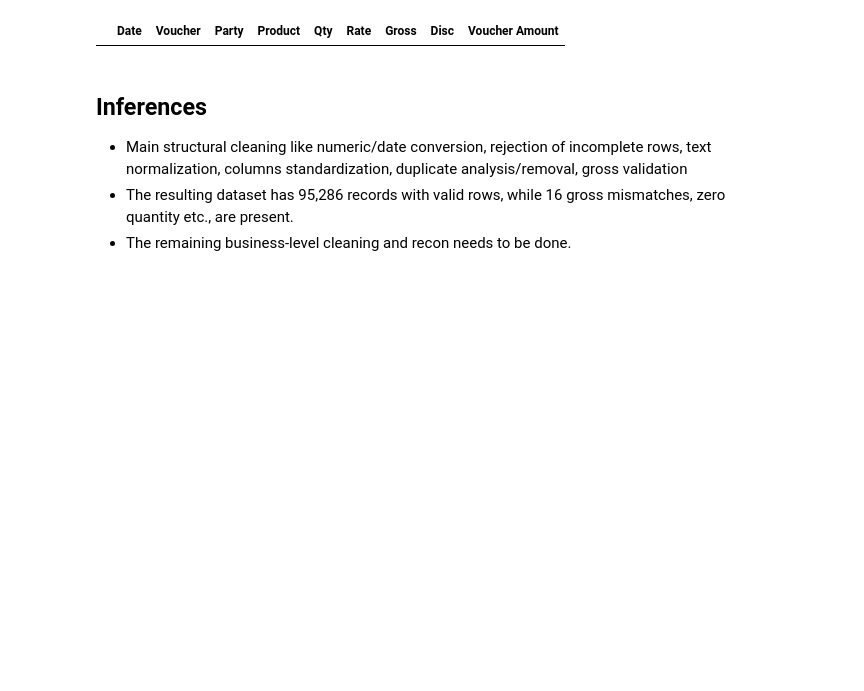
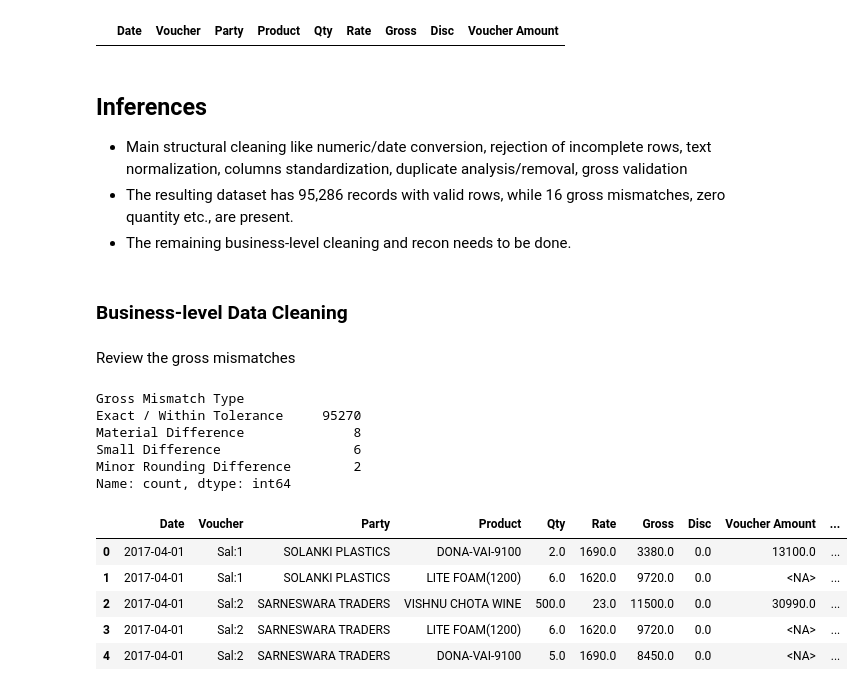
Before and after one commit to Decode333/protobridge-python, a Jupyter notebook: Python Programming/Chapter-4/Task - Data Cleaning (Sales).ipynb, the cells around one changed output. Saved outputs shown, nothing was run; the diff lists cells and outputs as text; code cells hidden in the pictures; blank space fills up the shorter version.

```diff
--- a/Python Programming/Chapter-4/Task - Data Cleaning (Sales).ipynb
+++ b/Python Programming/Chapter-4/Task - Data Cleaning (Sales).ipynb
@@ -763,3 +739,7 @@ silverSalesData.loc[
 - Main structural cleaning like numeric/date conversion, rejection of incomplete rows, text normalization, columns standardization, duplicate analysis/removal, gross validation
 - The resulting dataset has 95,286 records with valid rows, while 16 gross mismatches, zero quantity etc., are present.
 - The remaining business-level cleaning and recon needs to be done.
+# %% [markdown]
+### Business-level Data Cleaning
+# %% [markdown]
+Review the gross mismatches
@@ -765,0 +753,38 @@ silverSalesData.loc[
+# %%
+silverSalesData["Gross Difference Abs"] = (
+    silverSalesData["Gross Difference"].abs()
+)
+
+silverSalesData["Gross Mismatch Type"] = np.select(
+    [
+        silverSalesData["Gross Valid"],
+        silverSalesData["Gross Difference Abs"] <= 0.05,
+        silverSalesData["Gross Difference Abs"] <= 1.00
+    ],
+    [
+        "Exact / Within Tolerance",
+        "Minor Rounding Difference",
+        "Small Difference"
+    ],
+    default="Material Difference"
+)
+# %%
+silverSalesData[
+    "Gross Mismatch Type"
+].value_counts()
+# %% [output]
+Gross Mismatch Type
+Exact / Within Tolerance     95270
+Material Difference              8
+Small Difference                 6
+Minor Rounding Difference        2
+Name: count, dtype: int64
+# %%
+silverSalesData.head()
+# %% [output]
+|  | Date | Voucher | Party | Product | Qty | Rate | Gross | Disc | Voucher Amount | ... |
+| 0 | 2017-04-01 | Sal:1 | SOLANKI PLASTICS | DONA-VAI-9100 | 2.0 | 1690.0 | 3380.0 | 0.0 | 13100.0 | ... |
+| 1 | 2017-04-01 | Sal:1 | SOLANKI PLASTICS | LITE FOAM(1200) | 6.0 | 1620.0 | 9720.0 | 0.0 | <NA> | ... |
+| 2 | 2017-04-01 | Sal:2 | SARNESWARA TRADERS | VISHNU CHOTA WINE | 500.0 | 23.0 | 11500.0 | 0.0 | 30990.0 | ... |
+| 3 | 2017-04-01 | Sal:2 | SARNESWARA TRADERS | LITE FOAM(1200) | 6.0 | 1620.0 | 9720.0 | 0.0 | <NA> | ... |
+| 4 | 2017-04-01 | Sal:2 | SARNESWARA TRADERS | DONA-VAI-9100 | 5.0 | 1690.0 | 8450.0 | 0.0 | <NA> | ... |
```
Also changed, not shown: parts of 51 cells of this notebook.
